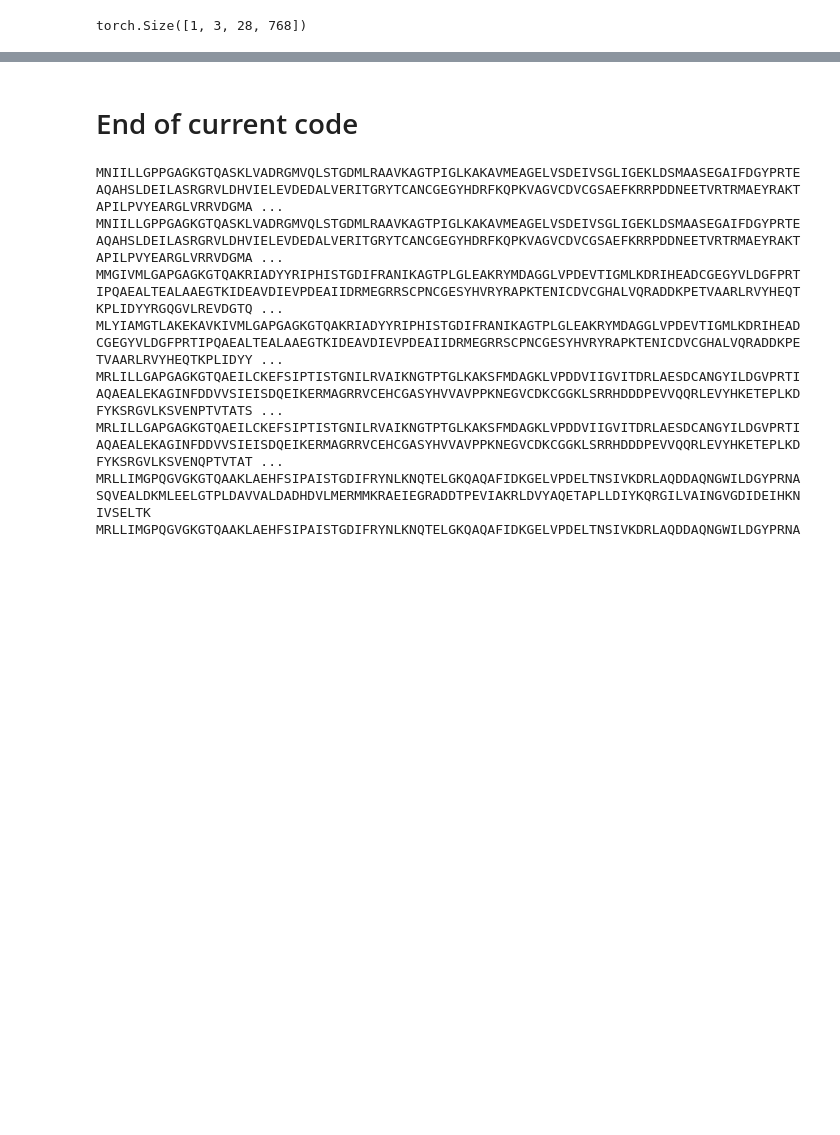
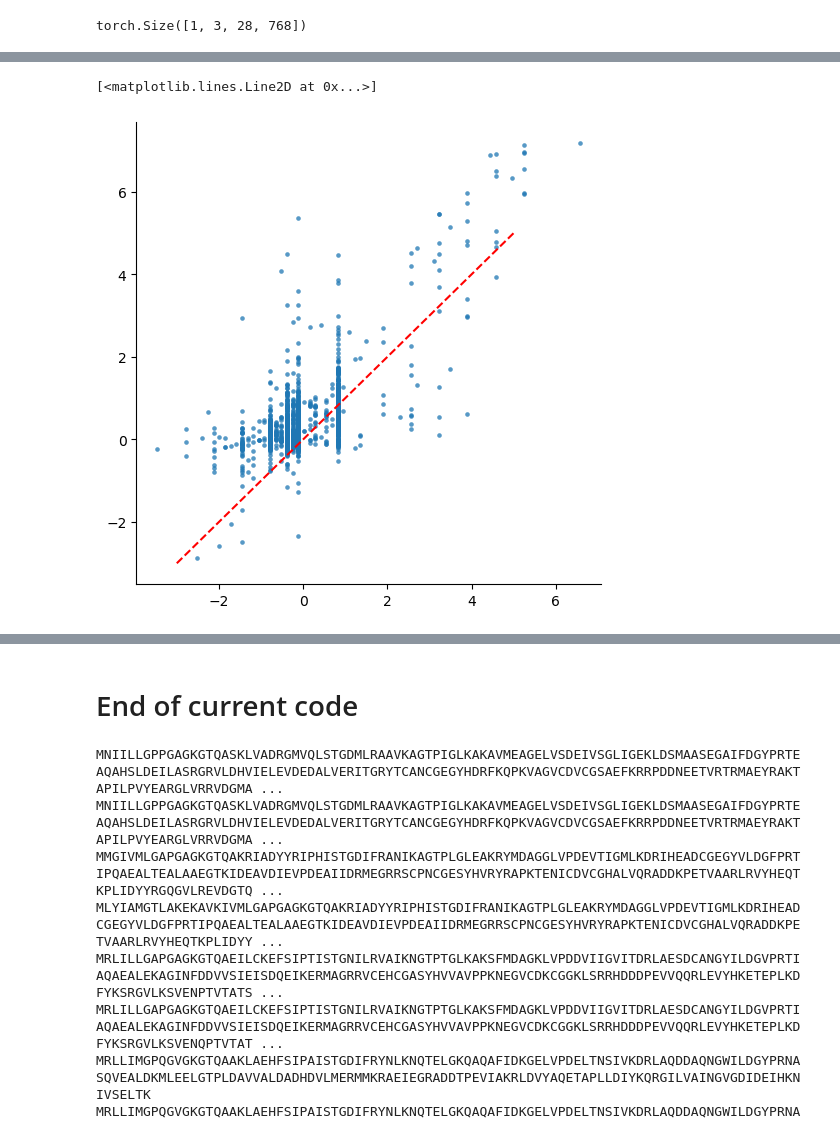
Before and after one commit to realmichaelhoffert/adenylate_kinase_ogt, a Jupyter notebook: notebooks/05_esm2_model.ipynb, the cells around one changed output, grey strips where cells are left out. Drawn from its saved outputs; the diff is of its cells as text; code cells hidden in the pictures; blank space fills up the shorter version.

```diff
--- a/notebooks/05_esm2_model.ipynb
+++ b/notebooks/05_esm2_model.ipynb
@@ -513,0 +507,11 @@ class OGTRegressor(nn.Module):
+# %%
+# Load pretrained MSA transformer (example: 12-layer, 100M parameters)
+msa_model, msa_alphabet = esm.pretrained.esm_msa1b_t12_100M_UR50S()
+msa_model = msa_model.eval()  # move to GPU if available
+msa_batch_converter = msa_alphabet.get_batch_converter()
+
+# for name, param in msa_model.named_parameters():
+#     param.requires_grad = False  # freeze all
+# for name, param in msa_model.named_parameters():
+#     if "layers.10" in name or "layers.11" in name:  # unfreeze top layers
+#         param.requires_grad = True
@@ -568,0 +911,4 @@ y.value_counts().pipe(lambda x: x[x.index < 15]).sum()
+# %%
+print(len(val_set))
+msa_regressor.eval()
+evaluation = evaluate_model(msa_regressor, val_set, batch_size=64)
@@ -568,0 +923,11 @@ y.value_counts().pipe(lambda x: x[x.index < 15]).sum()
+# %%
+fig, ax = plt.subplots(figsize=(6,6))
+sns.scatterplot(x=[i.numpy().item() for i in evaluation['y_true']],
+y=[i.numpy().item() for i in evaluation['y_pred']],
+               linewidth=0, alpha=0.75, s=11)
+sns.despine()
+plt.plot((-3, 5), (-3, 5), color='r', linestyle='--')
+# ax.set_aspect('equal')
+# %% [output]
+[<matplotlib.lines.Line2D at 0x...>]
+[figure, added]
```
Also changed, not shown: parts of 45 cells of this notebook, 4 other files.
